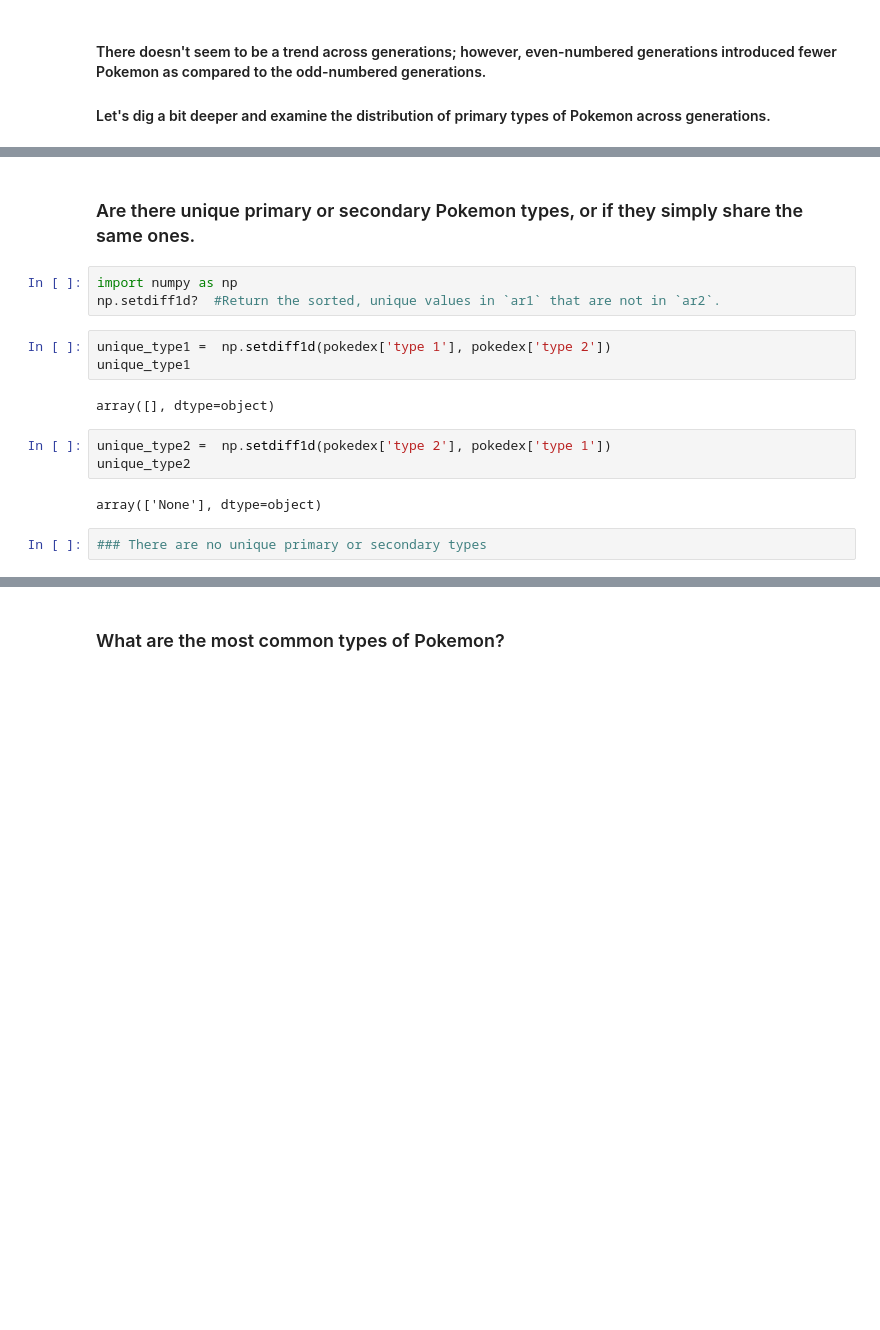
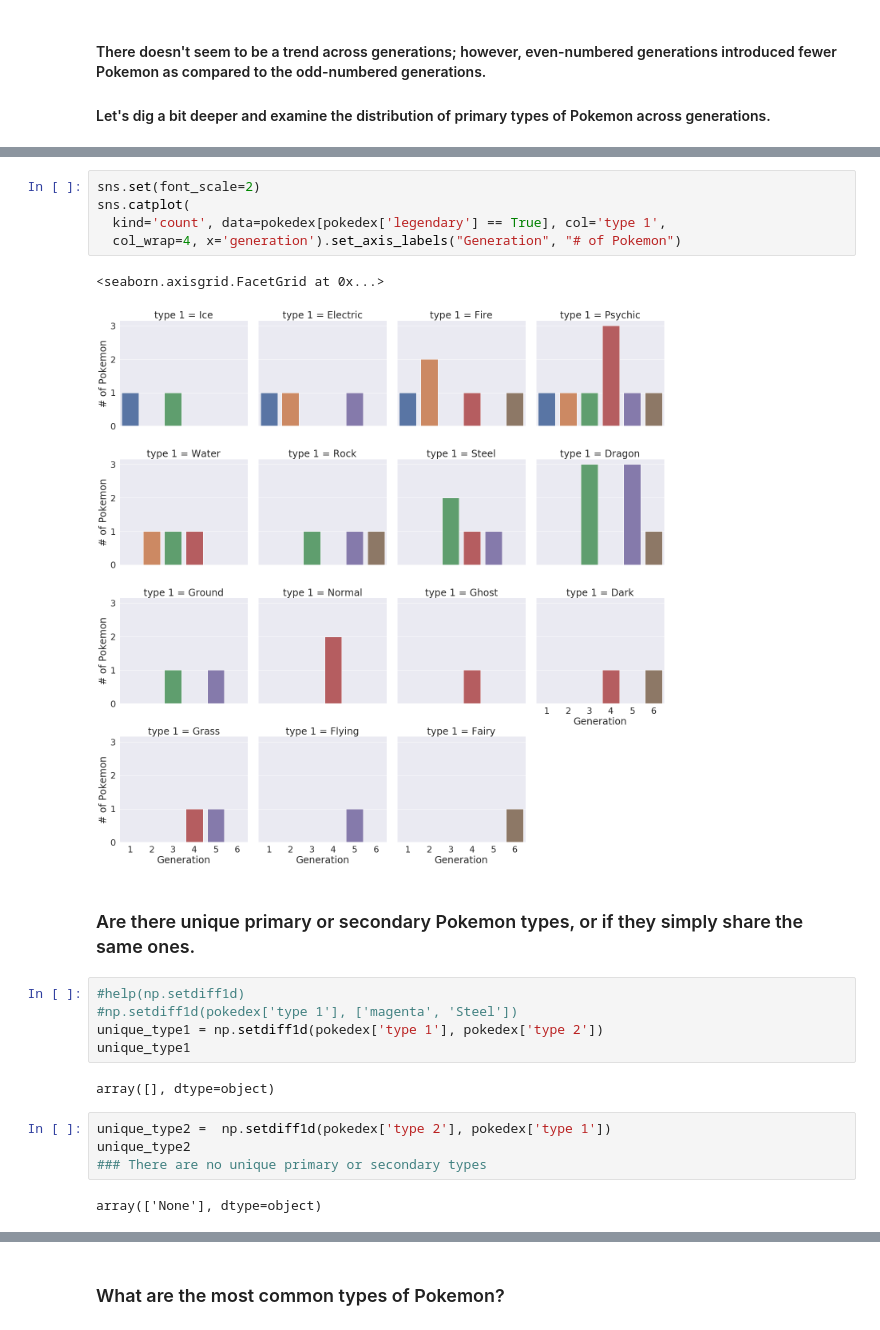
Before and after one commit to Heringer-Epson/Lantern, a Jupyter notebook: course_python/assignment_8/Session_8_assignment_Epson.ipynb, the cells around one changed output, grey strips where cells are left out. Cells and saved outputs as stored; diff of their text form; blank space fills up the shorter version.

```diff
--- a/course_python/assignment_8/Session_8_assignment_Epson.ipynb
+++ b/course_python/assignment_8/Session_8_assignment_Epson.ipynb
@@ -358,19 +327,25 @@ sb.factorplot(kind='count',
+# %%
+sns.set(font_scale=2)
+sns.catplot(
+  kind='count', data=pokedex[pokedex['legendary'] == True], col='type 1',
+  col_wrap=4, x='generation').set_axis_labels("Generation", "# of Pokemon")
+# %% [output]
+<seaborn.axisgrid.FacetGrid at 0x...>
+[figure, added]
 # %% [markdown]
 ### Are there unique primary or secondary Pokemon types, or if they simply share the same ones.
-# %%
-import numpy as np
-np.setdiff1d?  #Return the sorted, unique values in `ar1` that are not in `ar2`.
 # %%
-unique_type1 =  np.setdiff1d(pokedex['type 1'], pokedex['type 2'])
+#help(np.setdiff1d)
+#np.setdiff1d(pokedex['type 1'], ['magenta', 'Steel'])
+unique_type1 = np.setdiff1d(pokedex['type 1'], pokedex['type 2'])
 unique_type1
 # %% [output]
 array([], dtype=object)
 # %%
 unique_type2 =  np.setdiff1d(pokedex['type 2'], pokedex['type 1'])
 unique_type2
+### There are no unique primary or secondary types
 # %% [output]
 array(['None'], dtype=object)
-# %%
-### There are no unique primary or secondary types
 # %%
 # Get The total number of primary and secondary types:
```
Also changed, not shown: parts of 31 cells of this notebook, 14 other files.
